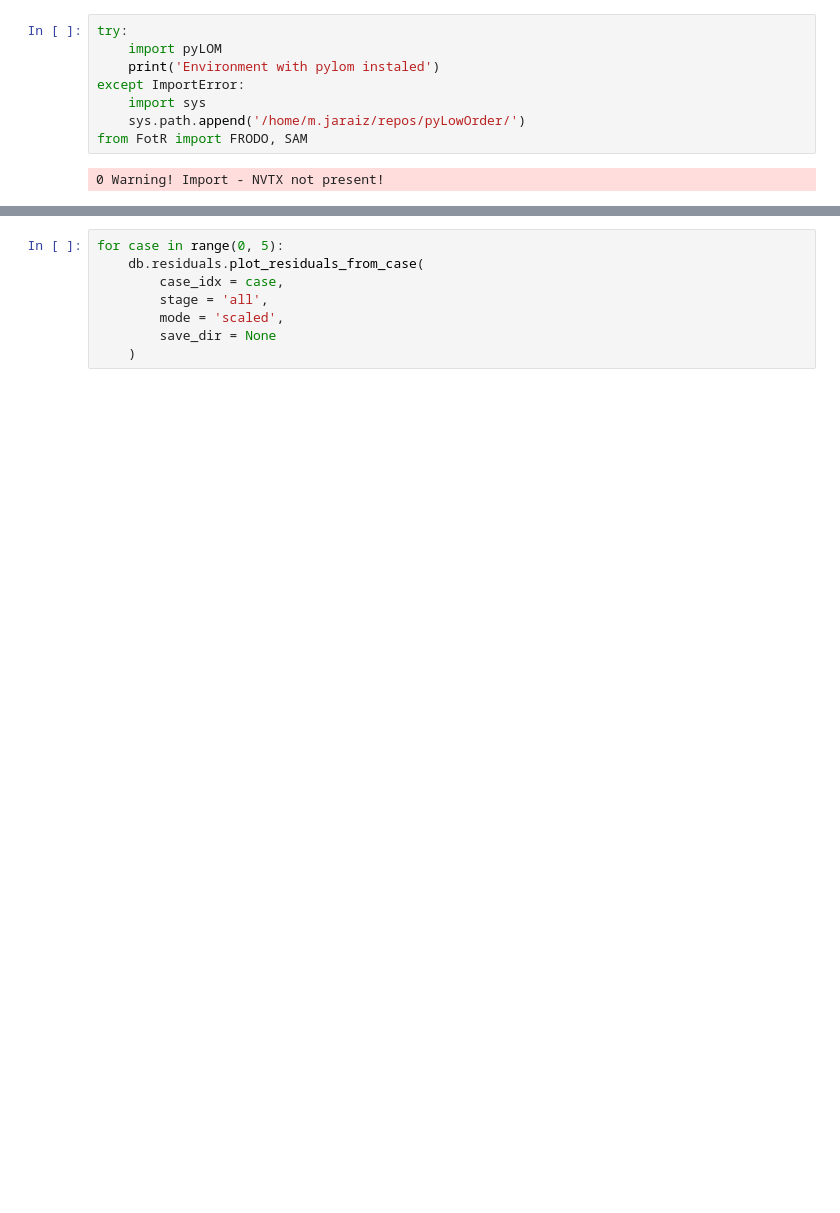
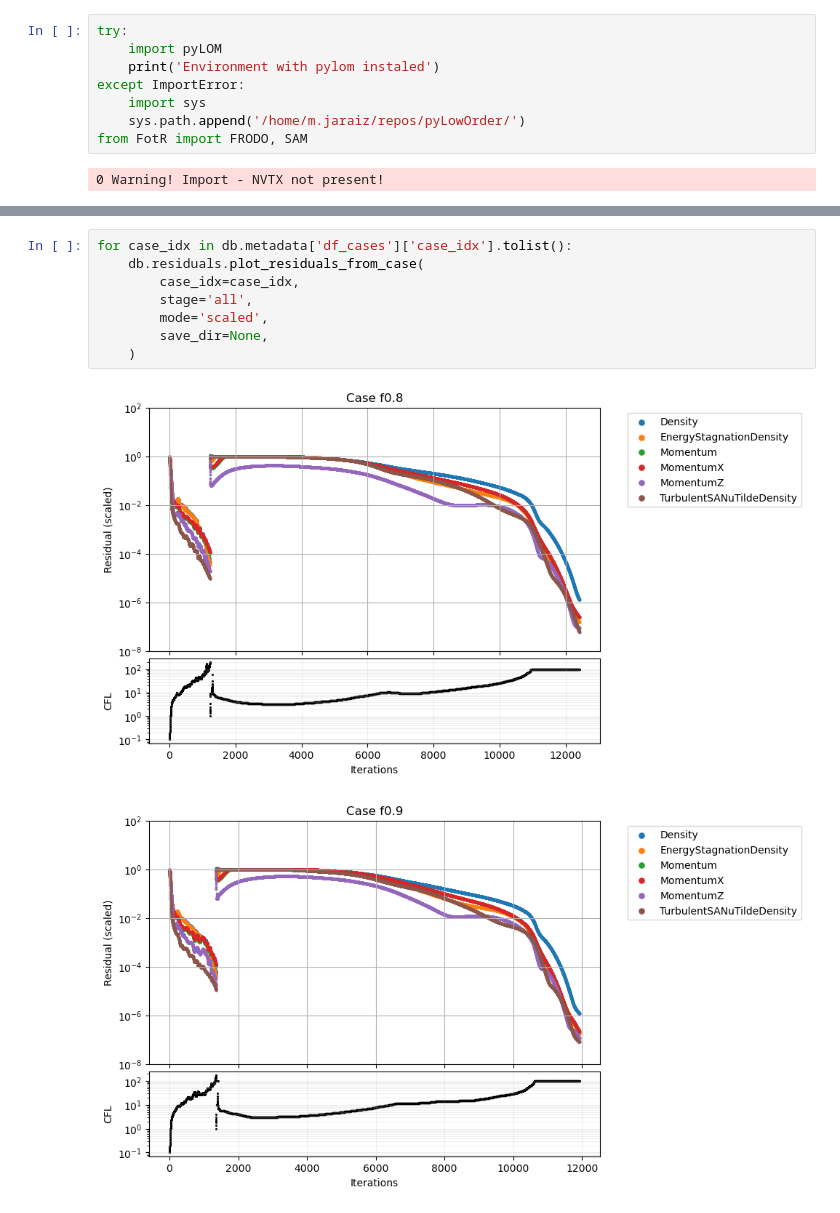
Before and after one commit to ninjaraiz/fellowship-of-the-ring, a Jupyter notebook: examples/TIFON_database_CODA/coda_single_GCI.ipynb, the cells around one changed output, grey strips where cells are left out. Drawn from its saved outputs; the diff is of its cells as text; blank space fills up the shorter version.

```diff
--- a/examples/TIFON_database_CODA/coda_single_GCI.ipynb
+++ b/examples/TIFON_database_CODA/coda_single_GCI.ipynb
@@ -47,8 +96,11 @@ aoa_0.022_m_1.386
 # %%
-for case in range(0, 5):
+for case_idx in db.metadata['df_cases']['case_idx'].tolist():
     db.residuals.plot_residuals_from_case(
-        case_idx = case,
-        stage = 'all',
-        mode = 'scaled',
-        save_dir = None
+        case_idx=case_idx,
+        stage='all',
+        mode='scaled',
+        save_dir=None,
     )
+# %% [output]
+[figure, added]
+[figure, added]
```
Also changed, not shown: parts of 25 cells of this notebook, 20 other files.
